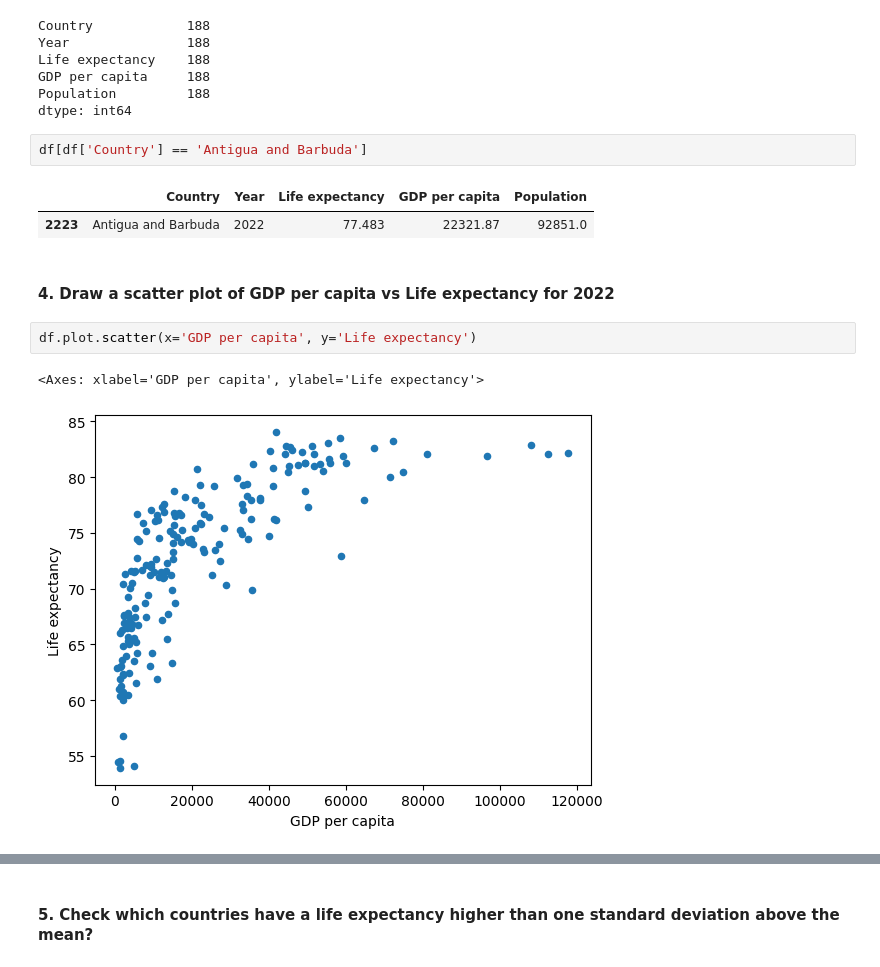
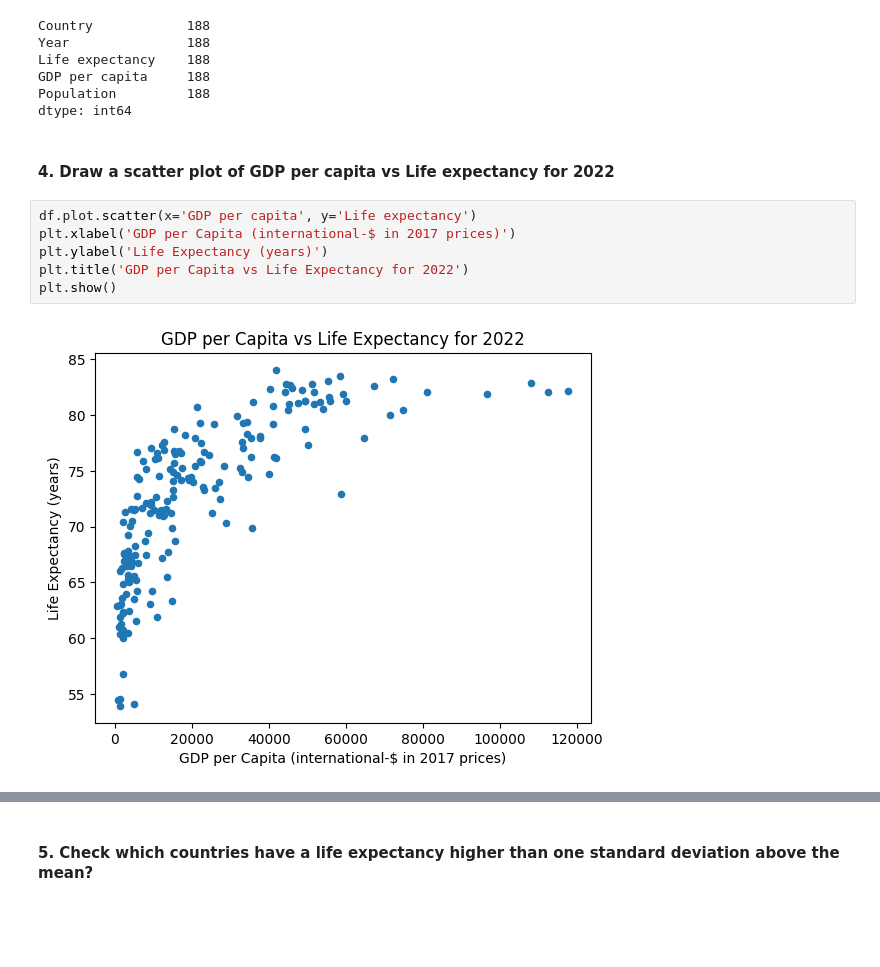
Before and after one commit to sdvelev/Introduction-To-Data-Science-And-AI, a Jupyter notebook: 01-introduction-to-data-science-and-python/assignment-1-Stefan-Velev.ipynb, the cells around one changed output, grey strips where cells are left out. Saved outputs shown, nothing was run; the diff lists cells and outputs as text; blank space fills up the shorter version.

```diff
--- a/01-introduction-to-data-science-and-python/assignment-1-Stefan-Velev.ipynb
+++ b/01-introduction-to-data-science-and-python/assignment-1-Stefan-Velev.ipynb
@@ -62,18 +67,16 @@ Life expectancy    188
 GDP per capita     188
 Population         188
 dtype: int64
-# %%
-df[df['Country'] == 'Antigua and Barbuda']
-# %% [output]
-|  | Country | Year | Life expectancy | GDP per capita | Population |
-| 2223 | Antigua and Barbuda | 2022 | 77.483 | 22321.87 | 92851.0 |
 # %% [markdown]
 #### 4. Draw a scatter plot of GDP per capita vs Life expectancy for 2022
 # %%
 df.plot.scatter(x='GDP per capita', y='Life expectancy')
+plt.xlabel('GDP per Capita (international-$ in 2017 prices)')
+plt.ylabel('Life Expectancy (years)')
+plt.title('GDP per Capita vs Life Expectancy for 2022')
+plt.show()
 # %% [output]
-<Axes: xlabel='GDP per capita', ylabel='Life expectancy'>
-[figure, old version]
+[figure, new version]
 # %%
 plt.figure(figsize=(18, 8))
 plt.scatter(df['GDP per capita'], df['Life expectancy'], color='blue', s = df['Population']/1000000, alpha=0.5)
```
Also changed, not shown: parts of 17 cells of this notebook.
